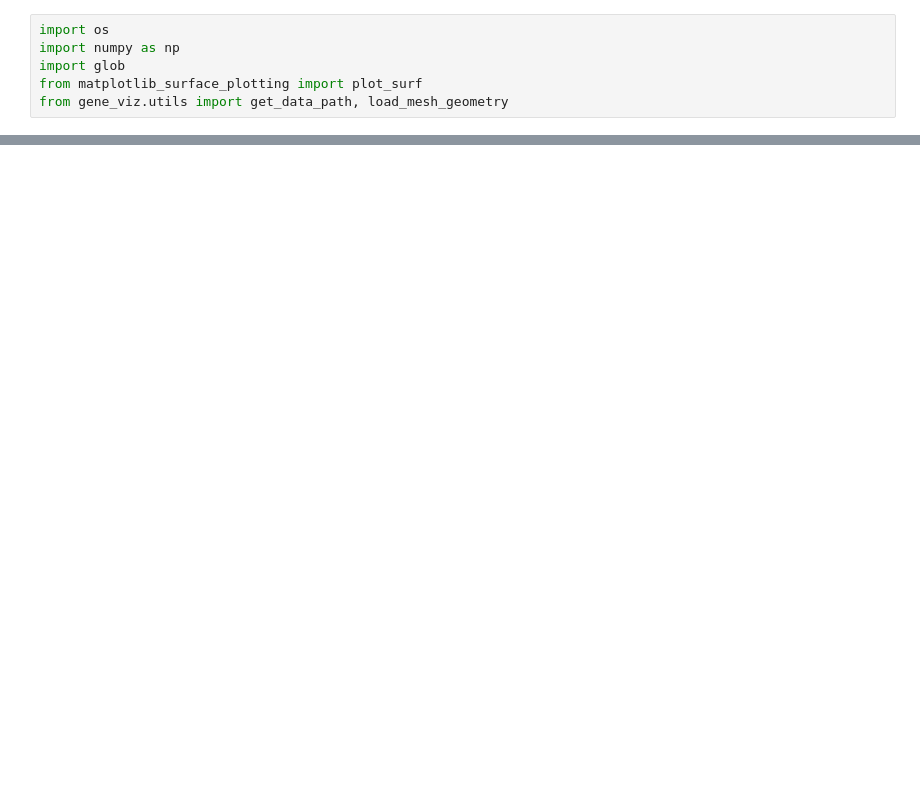
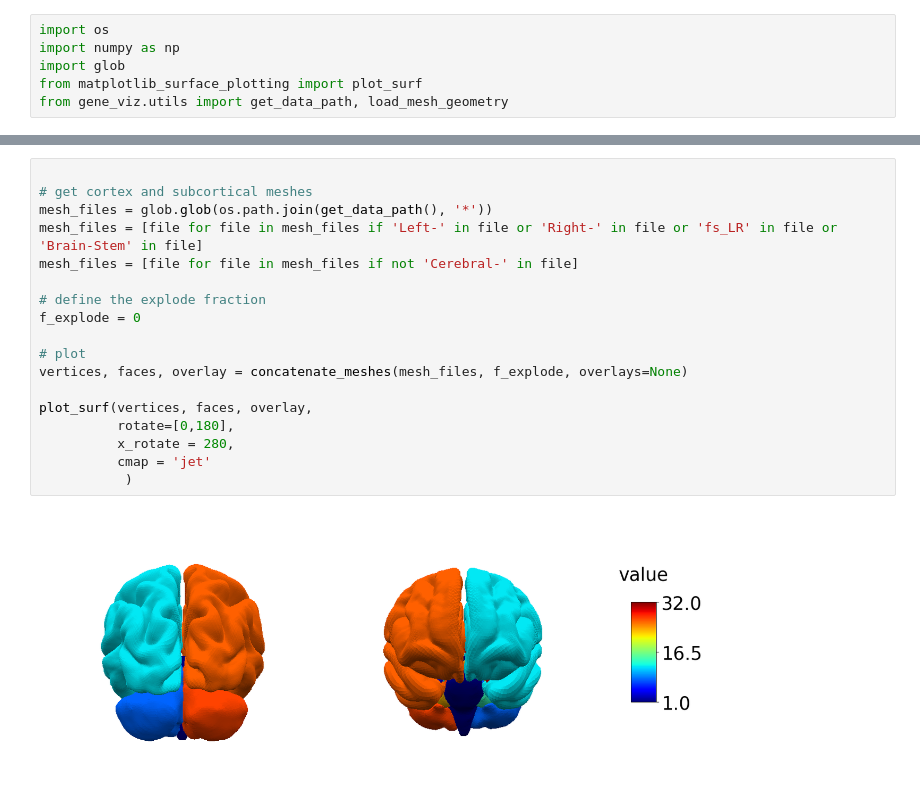
Before and after one commit to imaginelab/gene_viz, a Jupyter notebook: notebooks/concatenate_meshes.ipynb, the cells around one changed output, grey strips where cells are left out. Drawn from its saved outputs; the diff is of its cells as text; blank space fills up the shorter version.

```diff
--- a/notebooks/concatenate_meshes.ipynb
+++ b/notebooks/concatenate_meshes.ipynb
@@ -44,0 +55,20 @@ plot_surf(vertices, faces, overlay,
+# %%
+
+# get cortex and subcortical meshes
+mesh_files = glob.glob(os.path.join(get_data_path(), '*'))
+mesh_files = [file for file in mesh_files if 'Left-' in file or 'Right-' in file or 'fs_LR' in file or 'Brain-Stem' in file]
+mesh_files = [file for file in mesh_files if not 'Cerebral-' in file]
+
+# define the explode fraction
+f_explode = 0
+
+# plot
+vertices, faces, overlay = concatenate_meshes(mesh_files, f_explode, overlays=None)
+
+plot_surf(vertices, faces, overlay,
+          rotate=[0,180],
+          x_rotate = 280,
+          cmap = 'jet'
+           )
+# %% [output]
+[figure, added]
```
Also changed, not shown: parts of 6 cells of this notebook.
